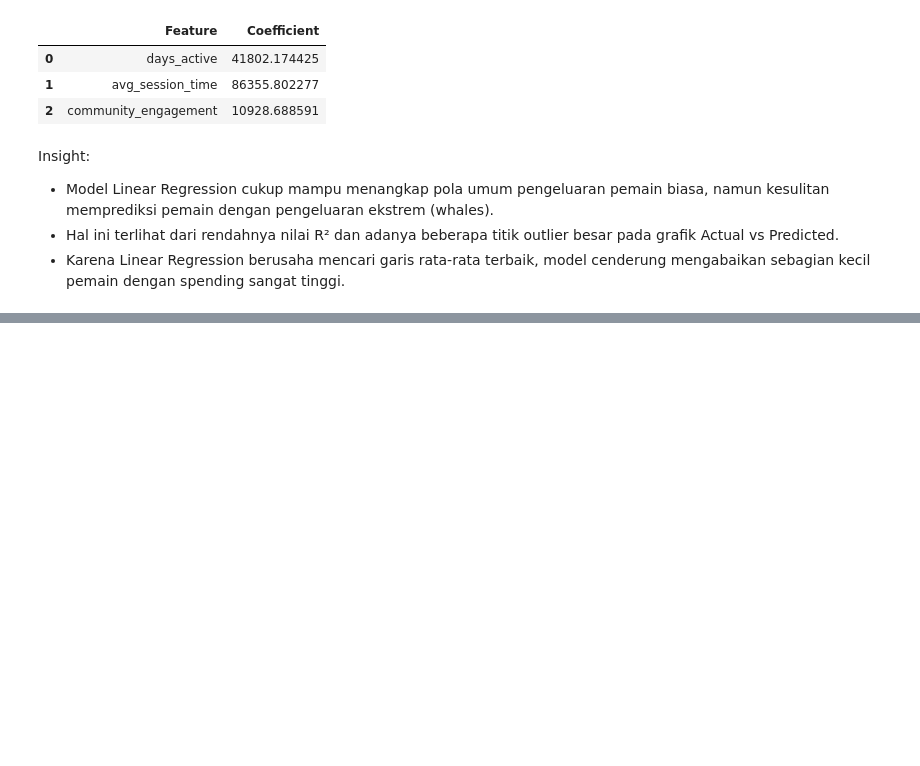
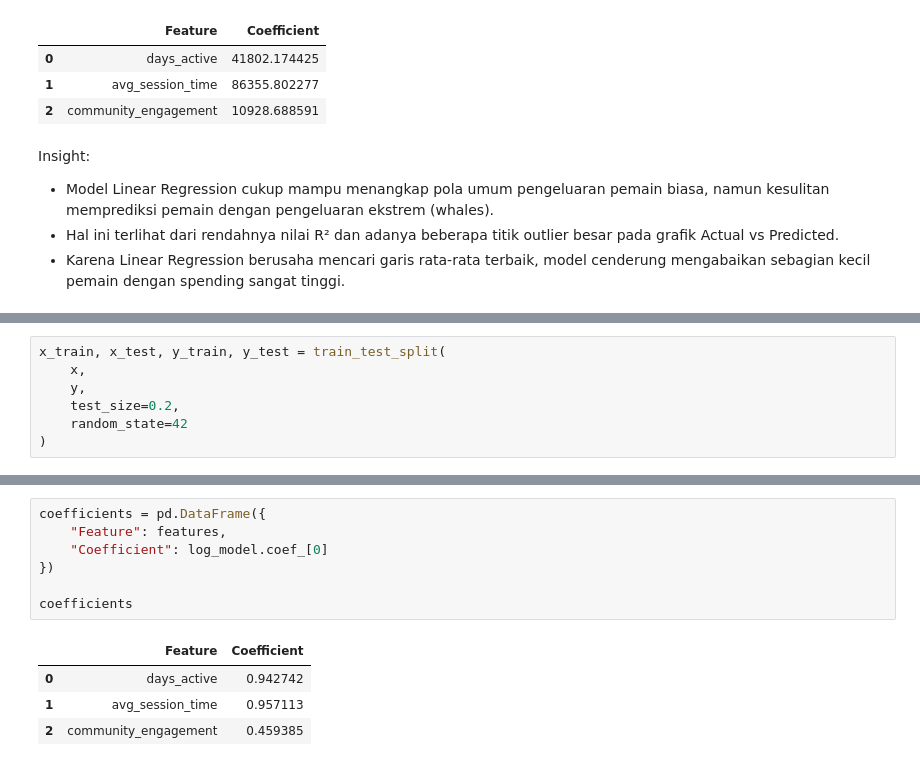
Before and after one commit to RyannPy/fitting-a-model-to-data, a Jupyter notebook: analysis.ipynb, the cells around one changed output, grey strips where cells are left out. Cells and saved outputs as stored; diff of their text form; blank space fills up the shorter version.

```diff
--- a/analysis.ipynb
+++ b/analysis.ipynb
@@ -269,0 +284,7 @@ Insight:
+# %%
+x_train, x_test, y_train, y_test = train_test_split(
+    x,
+    y,
+    test_size=0.2,
+    random_state=42
+)
@@ -269,0 +349,12 @@ Insight:
+# %%
+coefficients = pd.DataFrame({
+    "Feature": features,
+    "Coefficient": log_model.coef_[0]
+})
+
+coefficients
+# %% [output]
+|  | Feature | Coefficient |
+| 0 | days_active | 0.942742 |
+| 1 | avg_session_time | 0.957113 |
+| 2 | community_engagement | 0.459385 |
```
Also changed, not shown: parts of 11 cells of this notebook.
